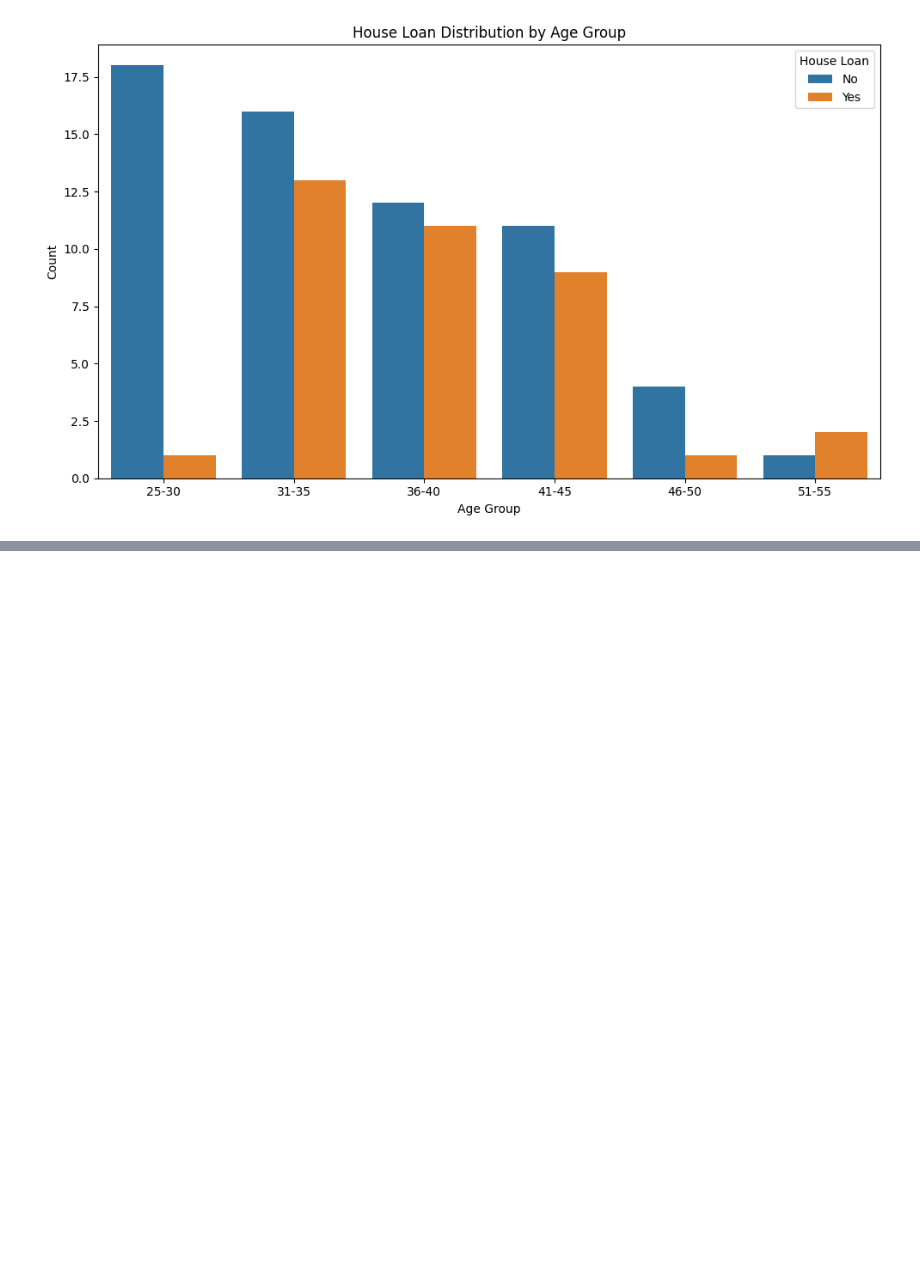
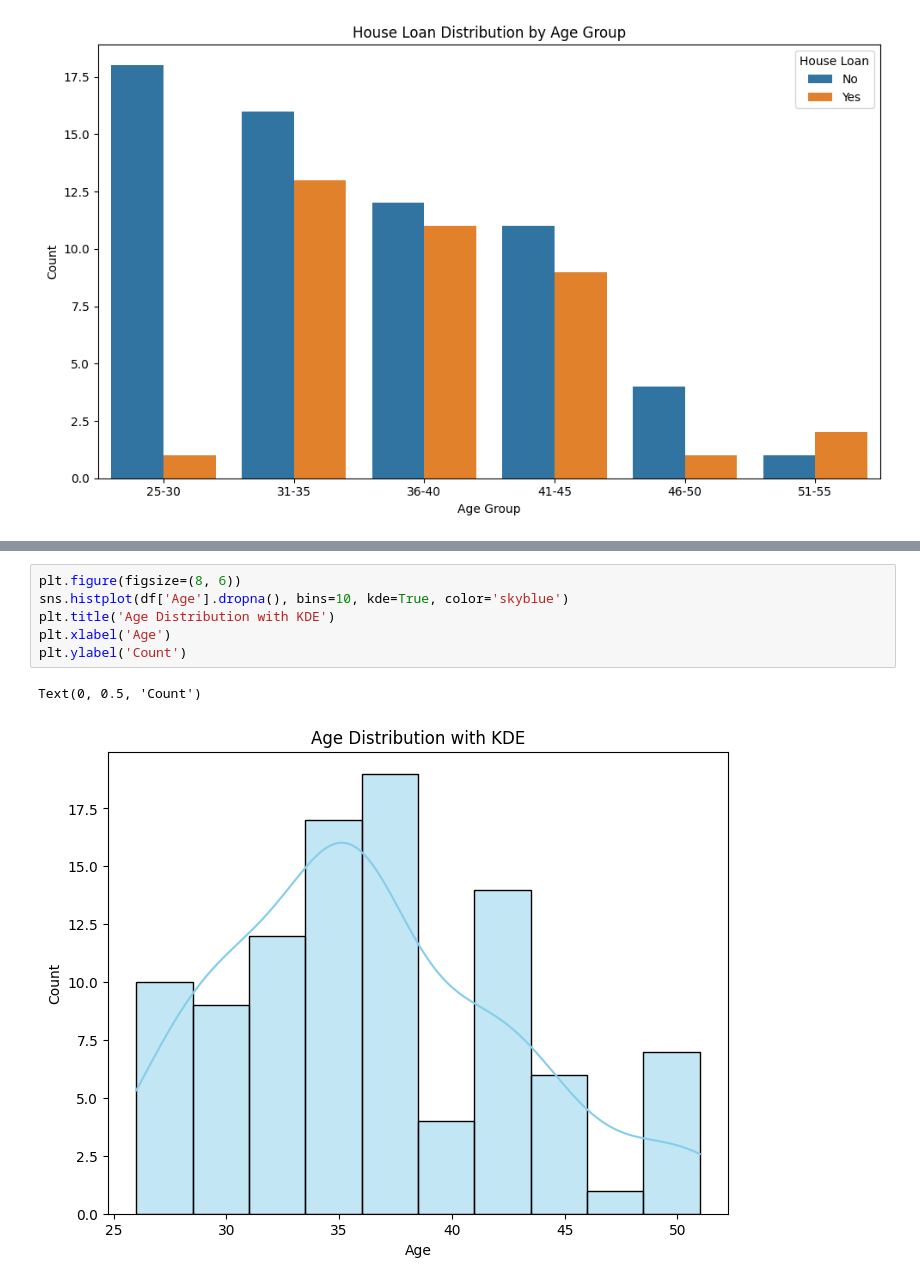
Before and after one commit to LordZeusIsBack/Feynn-Labs-Internship, a Jupyter notebook: EV Market in India/Basic working with dataset.ipynb, the cells around one changed output, grey strips where cells are left out. Drawn from its saved outputs; the diff is of its cells as text; blank space fills up the shorter version.

```diff
--- a/EV Market in India/Basic working with dataset.ipynb
+++ b/EV Market in India/Basic working with dataset.ipynb
@@ -223,0 +237,9 @@ plt.show()
+# %%
+plt.figure(figsize=(8, 6))
+sns.histplot(df['Age'].dropna(), bins=10, kde=True, color='skyblue')
+plt.title('Age Distribution with KDE')
+plt.xlabel('Age')
+plt.ylabel('Count')
+# %% [output]
+Text(0, 0.5, 'Count')
+[figure, added]
```
Also changed, not shown: parts of 17 cells of this notebook.
